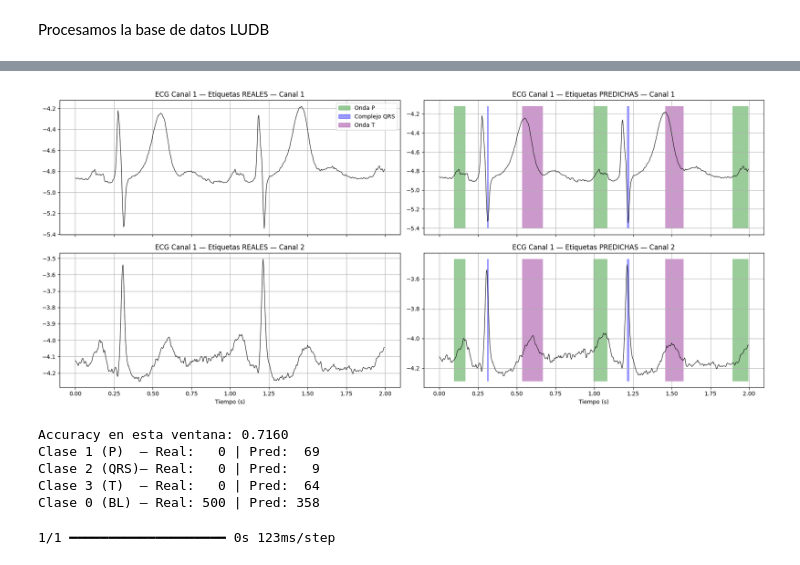
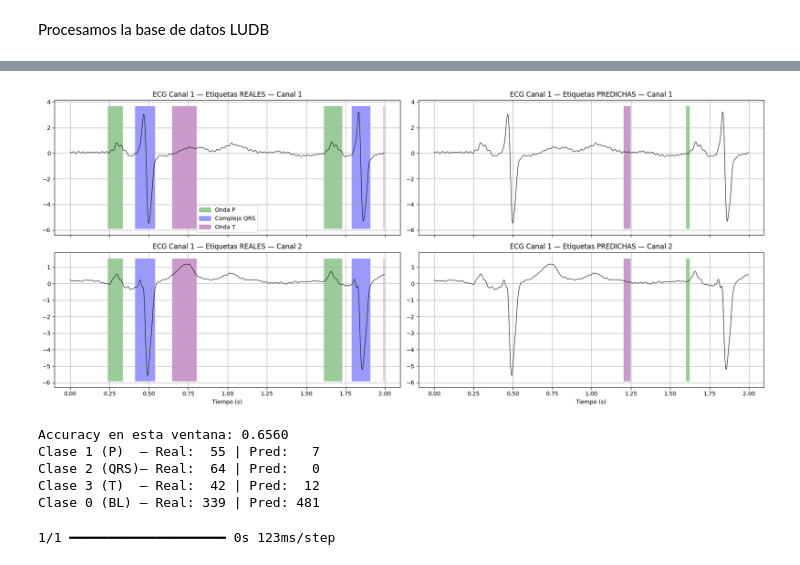
Before and after one commit to israelsegado/ecg-lstm-pipeline, a Jupyter notebook: notebooks/beat_identification.ipynb, the cells around one changed output, grey strips where cells are left out. Cells and saved outputs as stored; diff of their text form; code cells hidden in the pictures.

```diff
--- a/notebooks/beat_identification.ipynb
+++ b/notebooks/beat_identification.ipynb
@@ -381,0 +325,39 @@ ValueError: With n_samples=0, test_size=0.2 and train_size=None, the resulting t
+# %%
+data_dir = "../data"
+npy_dir = os.path.join(data_dir, "npy_data_annotations")
+
+if not os.path.exists(npy_dir):
+    os.makedirs(npy_dir)
+
+    # Procesar QTDB
+    X_train_qt, y_train_qt = process_patients(patients_train)
+    X_test_qt,  y_test_qt  = process_patients(patients_test)
+
+    # Procesar LUDB
+    X_train_lu, y_train_lu = process_ludb(ludb_train)
+    X_test_lu,  y_test_lu  = process_ludb(ludb_test)
+
+    # Combinar
+    X_train = np.concatenate([X_train_qt, X_train_lu], axis=0)
+    y_train = np.concatenate([y_train_qt, y_train_lu], axis=0)
+    X_test  = np.concatenate([X_test_qt,  X_test_lu],  axis=0)
+    y_test  = np.concatenate([y_test_qt,  y_test_lu],  axis=0)
+
+    # Shuffle final
+    idx = np.random.permutation(len(X_train))
+    X_train, y_train = X_train[idx], y_train[idx]
+
+    # Guardar
+    np.save(os.path.join(npy_dir, "X_train_DB.npy"), X_train)
+    np.save(os.path.join(npy_dir, "y_train_DB.npy"), y_train)
+    np.save(os.path.join(npy_dir, "X_test_DB.npy"),  X_test)
+    np.save(os.path.join(npy_dir, "y_test_DB.npy"),  y_test)
+    print(f"Data saved. Train: {len(X_train)} ventanas | Test: {len(X_test)} ventanas")
+
+else:
+    print("Data already exists, loading from disk...")
+    X_train = np.load(os.path.join(npy_dir, "X_train_DB.npy"))
+    y_train = np.load(os.path.join(npy_dir, "y_train_DB.npy"))
+    X_test  = np.load(os.path.join(npy_dir, "X_test_DB.npy"))
+    y_test  = np.load(os.path.join(npy_dir, "y_test_DB.npy"))
+    print(f"Train: {len(X_train)} ventanas | Test: {len(X_test)} ventanas")
@@ -495,12 +495,12 @@ from tensorflow.keras.models import load_model
 
 model = load_model("../models/labeling_v1_2datasets.keras", compile=False)
 
-indice = 9000
+indice = 900
 
 x_ventana = X_test[indice:indice+1]  # shape (1, 500, 2)
 
 # Predecimos — salida shape (1, 500, 4) con probabilidades por clase
-pred = model.predict(x_ventana)
+pred = model.predict(X_test)
 
 # Cogemos la clase con   mayor probabilidad para cada muestra
 pred_clases = np.argmax(pred[0], axis=-1)  # shape (500,)
@@ -560,9 +560,9 @@ print(f"Clase 0 (BL) — Real: {np.sum(y_real==0):3d} | Pred: {np.sum(pred_clase
-[figure, old version]
+[figure, new version]
-Accuracy en esta ventana: 0.7160
-Clase 1 (P)  — Real:   0 | Pred:  69
-Clase 2 (QRS)— Real:   0 | Pred:   9
-Clase 3 (T)  — Real:   0 | Pred:  64
-Clase 0 (BL) — Real: 500 | Pred: 358
+Accuracy en esta ventana: 0.6560
+Clase 1 (P)  — Real:  55 | Pred:   7
+Clase 2 (QRS)— Real:  64 | Pred:   0
+Clase 3 (T)  — Real:  42 | Pred:  12
+Clase 0 (BL) — Real: 339 | Pred: 481
 # %%
 # Coge una ventana "sin anotaciones" y grafícala
 indice_sin_ann = 9000  # una de las que dio 0 en todo
```
Also changed, not shown: parts of 13 cells of this notebook.
